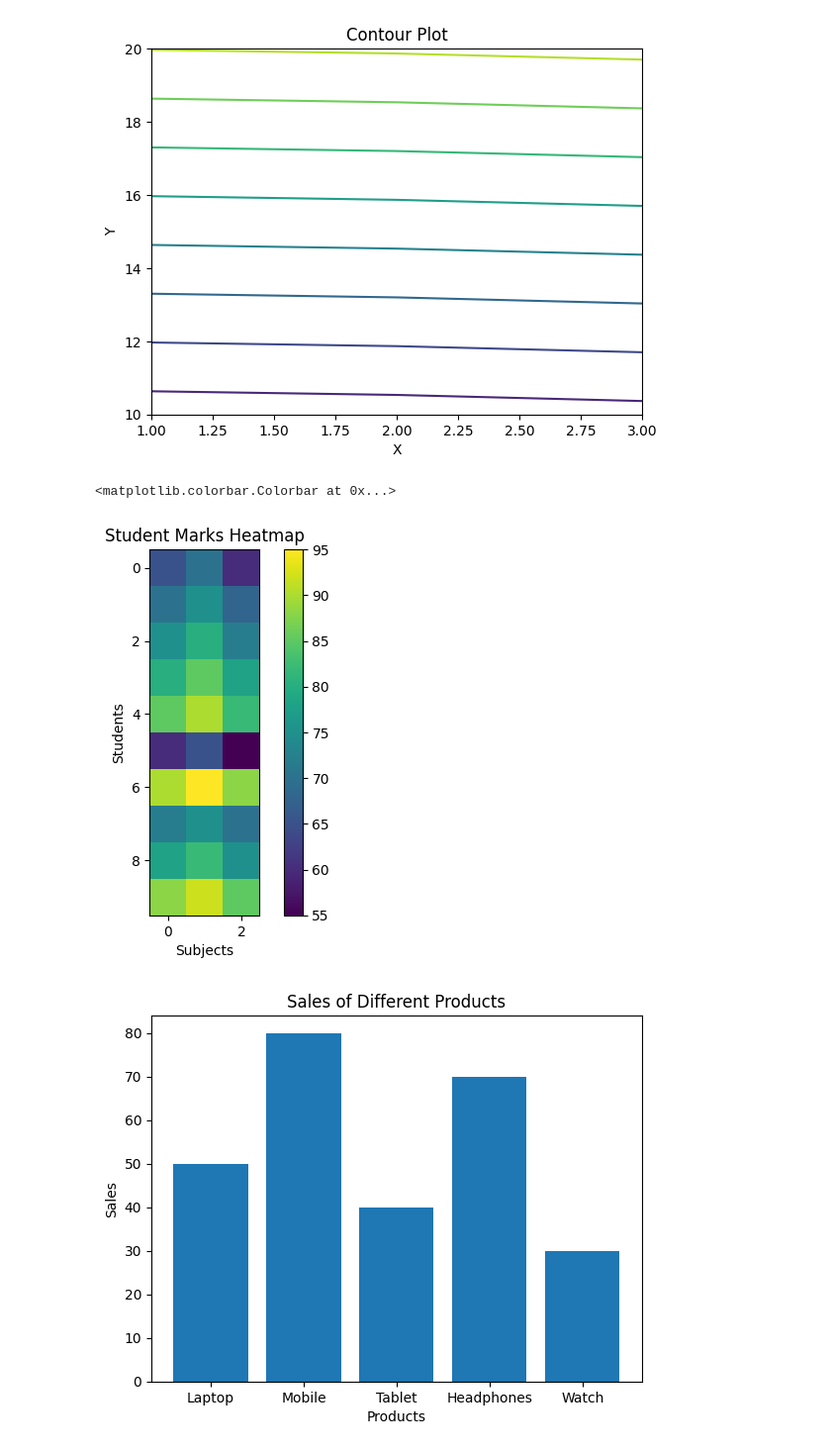
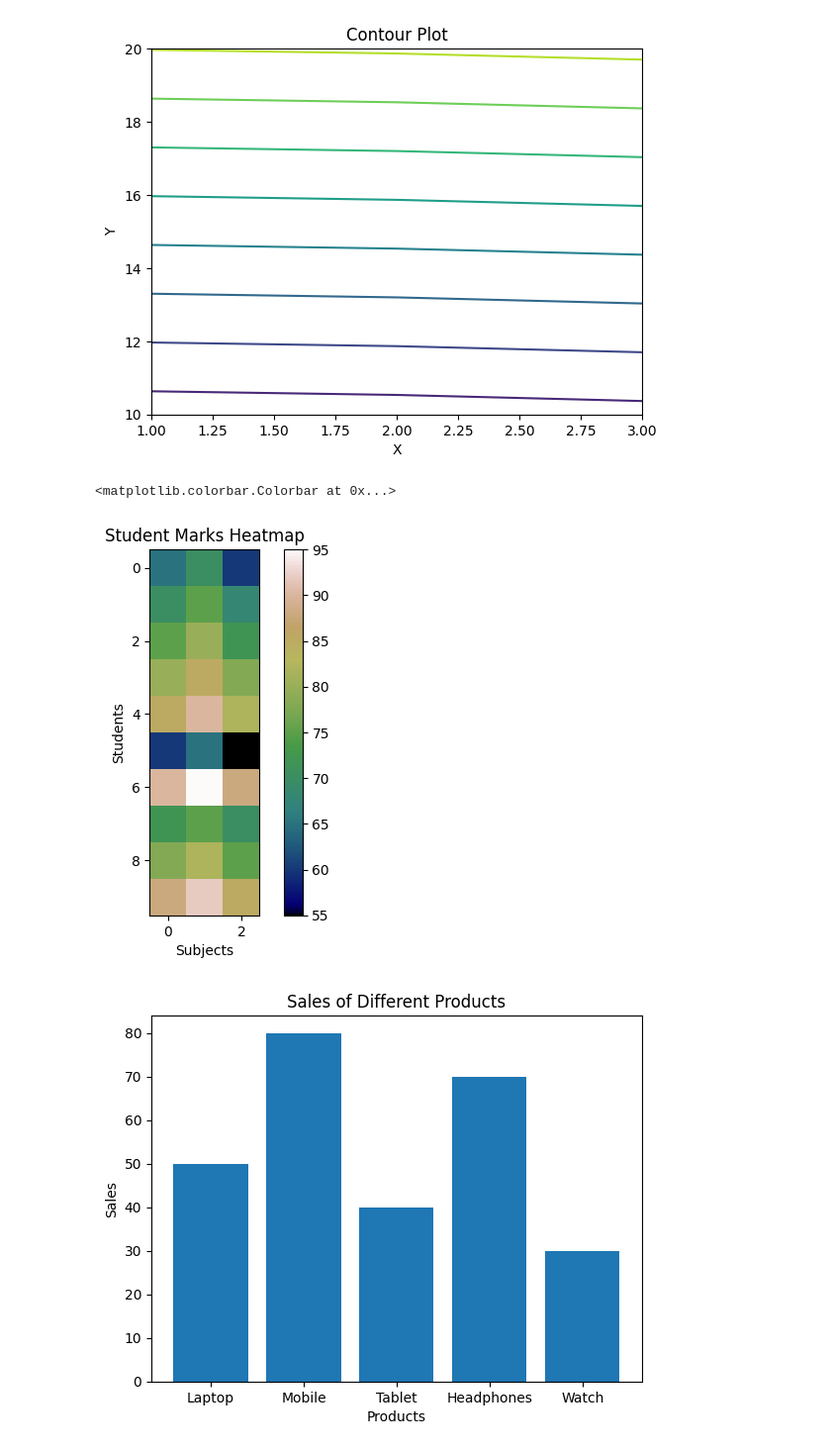
Before and after one commit to yaswanth-tech/da, a Jupyter notebook: matplot.ipynb, the cells around one changed output. Shown at 99% size. Cells and saved outputs as stored; diff of their text form; code cells hidden in the pictures.

```diff
--- a/matplot.ipynb
+++ b/matplot.ipynb
@@ -221,15 +221,15 @@ plt.show()
 # %%
 #heatmap
 marks = df[["Math", "Python", "SQL"]].values
 
-plt.imshow(marks)
+plt.imshow(marks,cmap="gist_earth")
 plt.title("Student Marks Heatmap")
 plt.xlabel("Subjects")
 plt.ylabel("Students")
 plt.colorbar()
 # %% [output]
 <matplotlib.colorbar.Colorbar at 0x...>
-[figure, old version]
+[figure, new version]
 # %%
 #day-21 11-09
 import matplotlib.pyplot as plt
```
Also changed, not shown: parts of 22 cells of this notebook.
